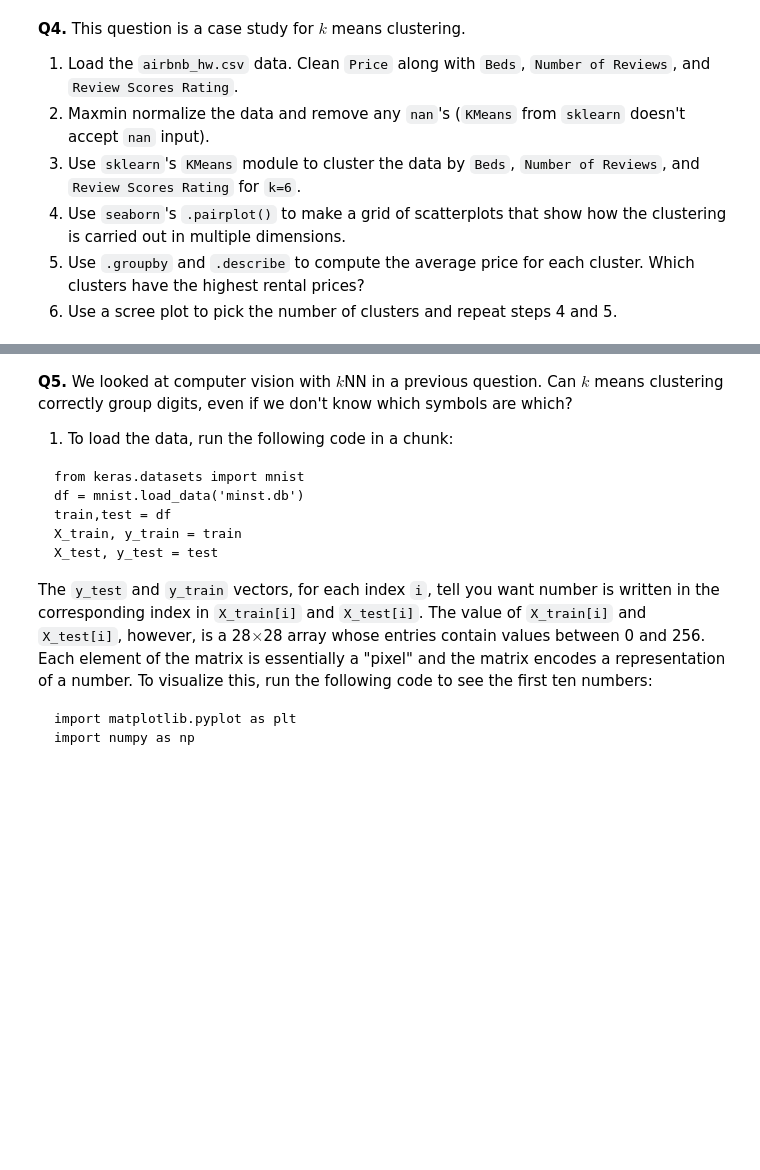
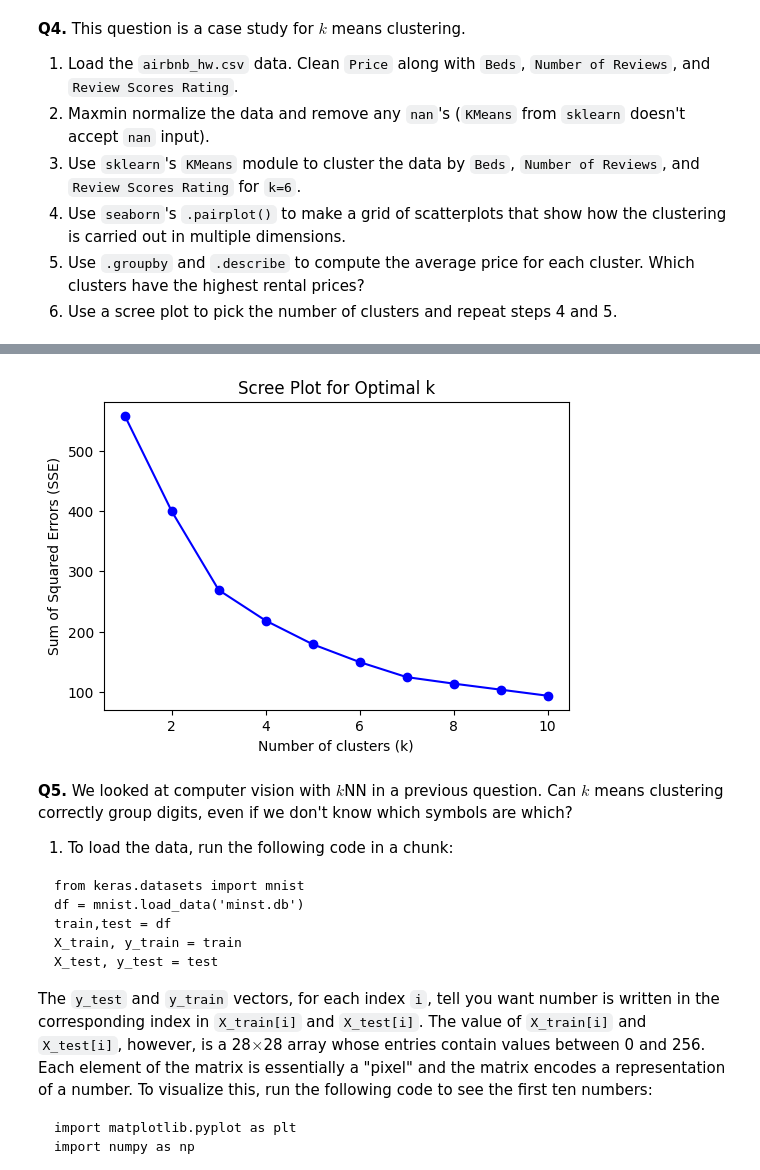
Before and after one commit to Jessicaxiong61/DS-3001, a Jupyter notebook: clustering assignment/assignment_clustering.ipynb, the cells around one changed output, grey strips where cells are left out. Drawn from its saved outputs; the diff is of its cells as text; code cells hidden in the pictures; blank space fills up the shorter version.

```diff
--- a/clustering assignment/assignment_clustering.ipynb
+++ b/clustering assignment/assignment_clustering.ipynb
@@ -168,3 +285,22 @@ However, as the noise level increases (1.0, 2.0), the elbow becomes less pronoun
+# %%
+sse = []  # List to store sum of squared errors
+k_range = range(1, 11)  # Test k values from 1 to 10
+
+# Compute SSE for different k values
+for k in k_range:
+    kmeans = KMeans(n_clusters=k, random_state=42, n_init=10)
+    kmeans.fit(X)
+    sse.append(kmeans.inertia_)  # Store SSE (inertia)
+
+# Plot Scree Plot (Elbow Method)
+plt.figure(figsize=(6, 4))
+plt.plot(k_range, sse, marker='o', linestyle='-', color='b')
+plt.xlabel('Number of clusters (k)')
+plt.ylabel('Sum of Squared Errors (SSE)')
+plt.title('Scree Plot for Optimal k')
+plt.show()
+# %% [output]
+[figure, added]
 # %% [markdown]
 **Q5.** We looked at computer vision with $k$NN in a previous question. Can $k$ means clustering correctly group digits, even if we don't know which symbols are which?
 
```
Also changed, not shown: parts of 5 cells of this notebook.
